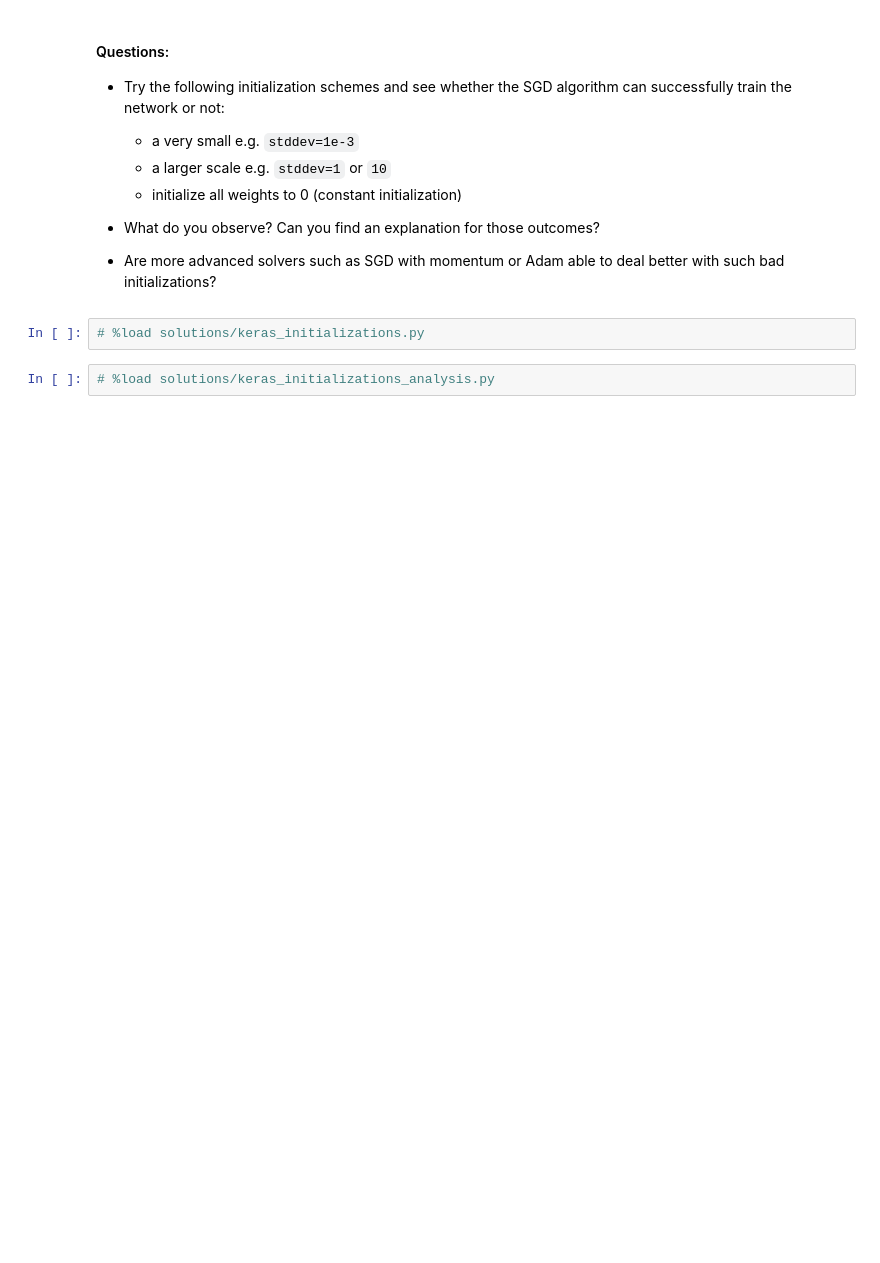
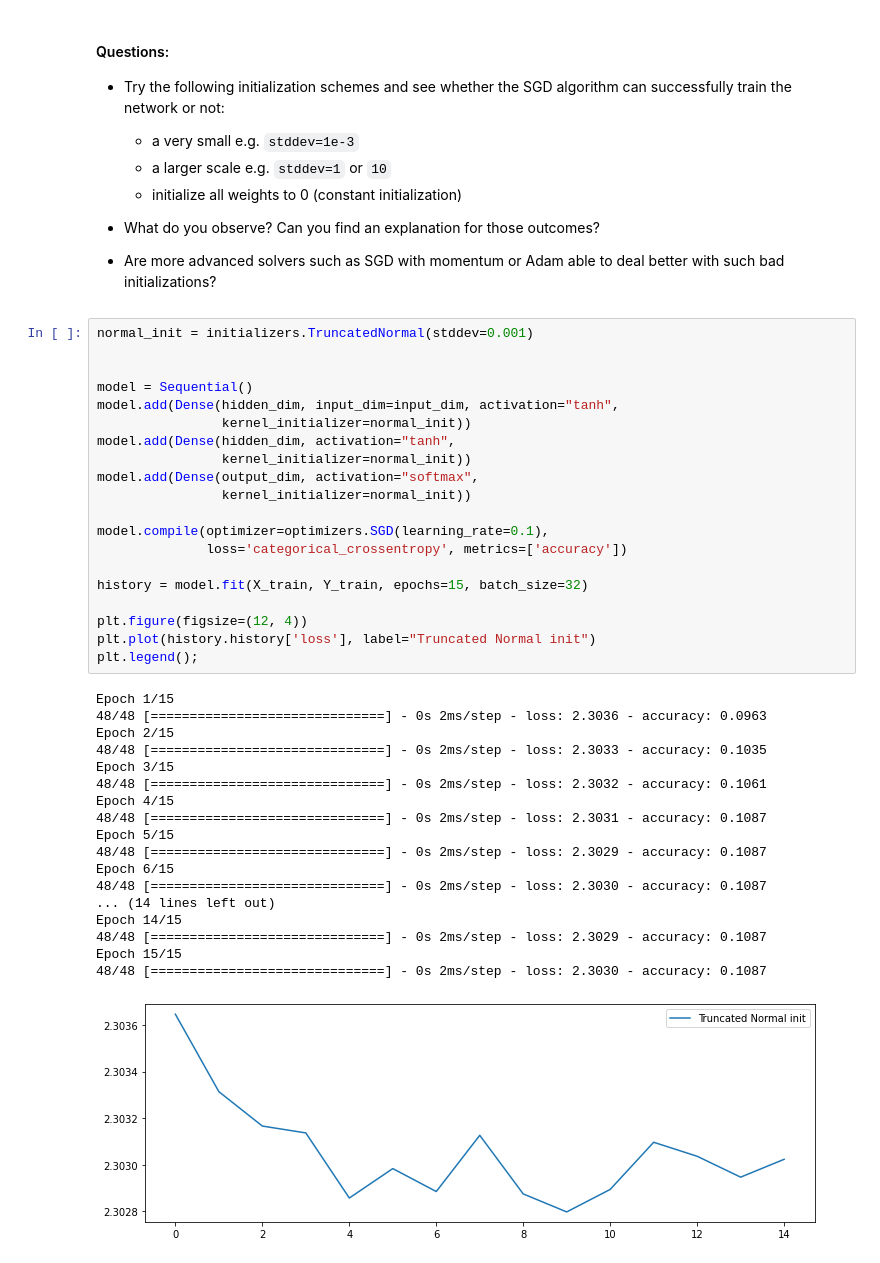
Before and after one commit to hrialan/AppliedDeepLearning_M2DataScience, a Jupyter notebook: labs/01_keras/Intro Keras.ipynb, the cells around one changed output. Cells and saved outputs as stored; diff of their text form; blank space fills up the shorter version.

```diff
--- a/labs/01_keras/Intro Keras.ipynb
+++ b/labs/01_keras/Intro Keras.ipynb
@@ -717,7 +685,42 @@ model.layers[0].weights
 
 - Are more advanced solvers such as SGD with momentum or Adam able
   to deal better with such bad initializations?
-# %%
-# %load solutions/keras_initializations.py
-# %%
-# %load solutions/keras_initializations_analysis.py
+# %%
+normal_init = initializers.TruncatedNormal(stddev=0.001)
+
+
+model = Sequential()
+model.add(Dense(hidden_dim, input_dim=input_dim, activation="tanh",
+                kernel_initializer=normal_init))
+model.add(Dense(hidden_dim, activation="tanh",
+                kernel_initializer=normal_init))
+model.add(Dense(output_dim, activation="softmax",
+                kernel_initializer=normal_init))
+
+model.compile(optimizer=optimizers.SGD(learning_rate=0.1),
+              loss='categorical_crossentropy', metrics=['accuracy'])
+
+history = model.fit(X_train, Y_train, epochs=15, batch_size=32)
+
+plt.figure(figsize=(12, 4))
+plt.plot(history.history['loss'], label="Truncated Normal init")
+plt.legend();
+# %% [output]
+Epoch 1/15
+48/48 [==============================] - 0s 2ms/step - loss: 2.3036 - accuracy: 0.0963
+Epoch 2/15
+48/48 [==============================] - 0s 2ms/step - loss: 2.3033 - accuracy: 0.1035
+Epoch 3/15
+48/48 [==============================] - 0s 2ms/step - loss: 2.3032 - accuracy: 0.1061
+Epoch 4/15
+48/48 [==============================] - 0s 2ms/step - loss: 2.3031 - accuracy: 0.1087
+Epoch 5/15
+48/48 [==============================] - 0s 2ms/step - loss: 2.3029 - accuracy: 0.1087
+Epoch 6/15
+48/48 [==============================] - 0s 2ms/step - loss: 2.3030 - accuracy: 0.1087
+... (14 lines left out)
+Epoch 14/15
+48/48 [==============================] - 0s 2ms/step - loss: 2.3029 - accuracy: 0.1087
+Epoch 15/15
+48/48 [==============================] - 0s 2ms/step - loss: 2.3030 - accuracy: 0.1087
+[figure, added]
```
Also changed, not shown: parts of 25 cells of this notebook.
